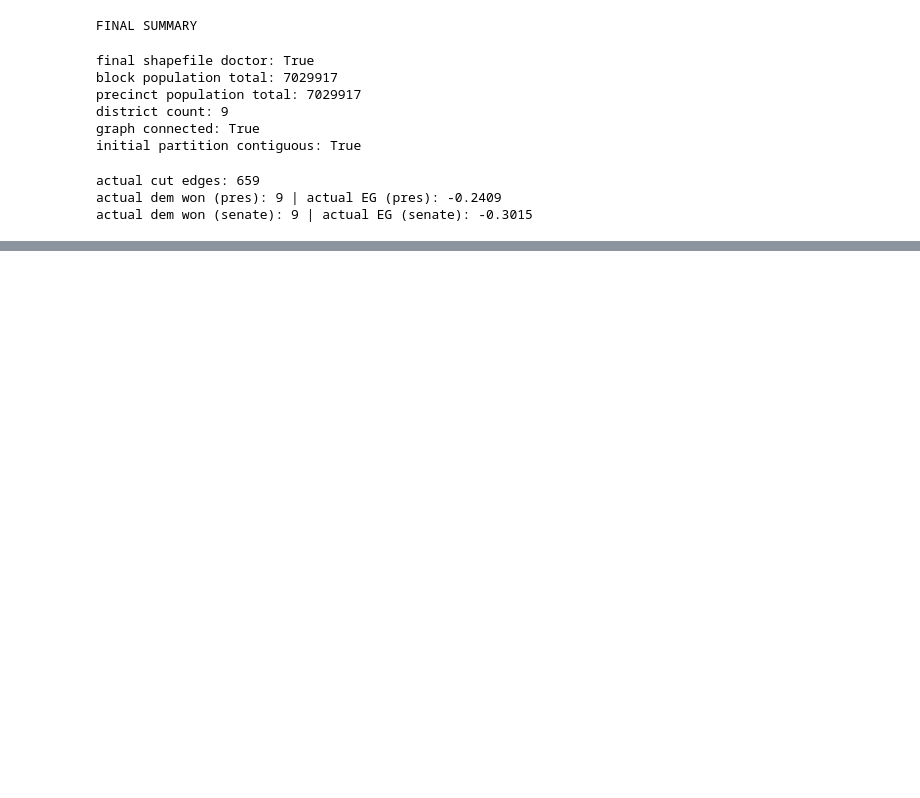
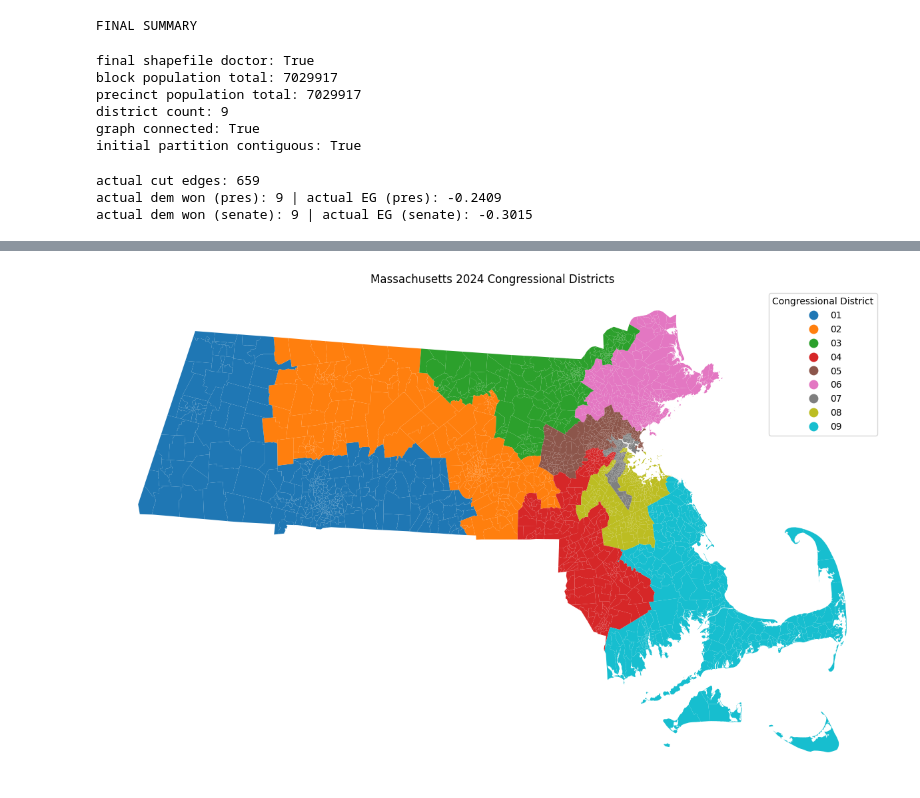
Before and after one commit to WeeWolfG/CS464-final-project, a Jupyter notebook: MAUP.ipynb, the cells around one changed output, grey strips where cells are left out. Drawn from its saved outputs; the diff is of its cells as text; code cells hidden in the pictures; blank space fills up the shorter version.

```diff
--- a/MAUP.ipynb
+++ b/MAUP.ipynb
@@ -491,0 +488,14 @@ plt.show()
+# %%
+# plot the actual MA congressional district map
+df_plot = gpd.read_file(r"MA\MA.shp")
+
+fig, ax = plt.subplots(figsize=(12, 8))
+df_plot.plot(column="CD", cmap="tab10", legend=True, ax=ax,
+             legend_kwds={"title": "Congressional District"})
+ax.set_title("Massachusetts 2024 Congressional Districts")
+ax.set_axis_off()
+plt.tight_layout()
+plt.savefig("ma_districts_map.png", dpi=150)
+plt.show()
+# %% [output]
+[figure, added]
```
Also changed, not shown: parts of 10 cells of this notebook.
